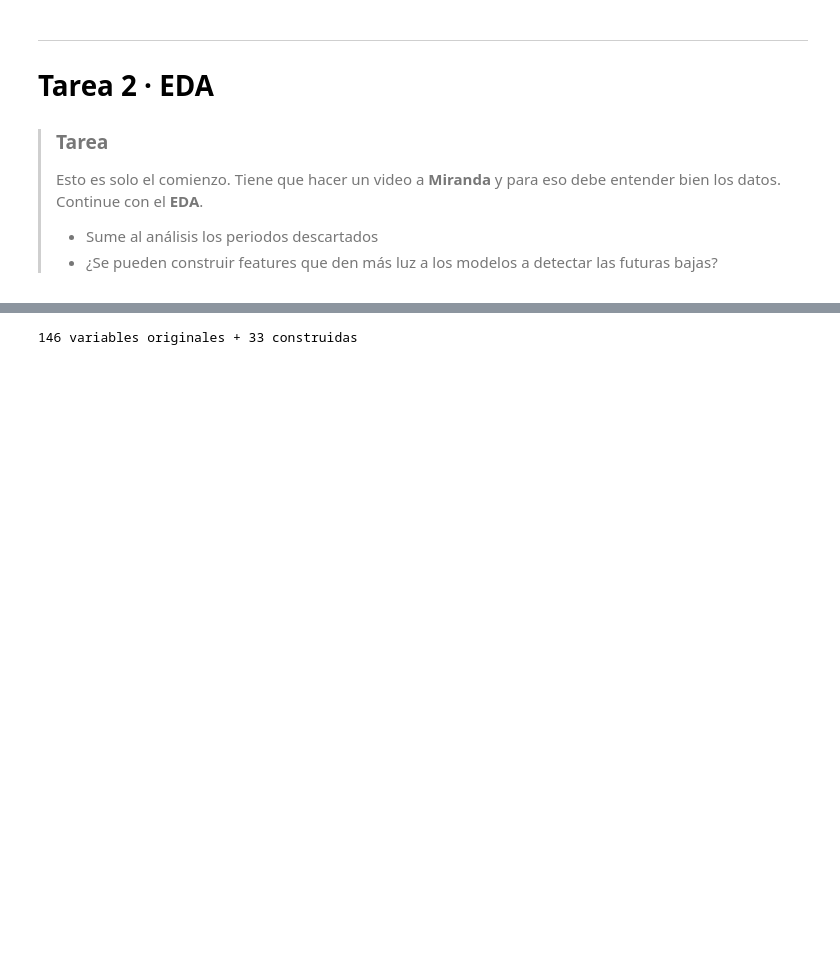
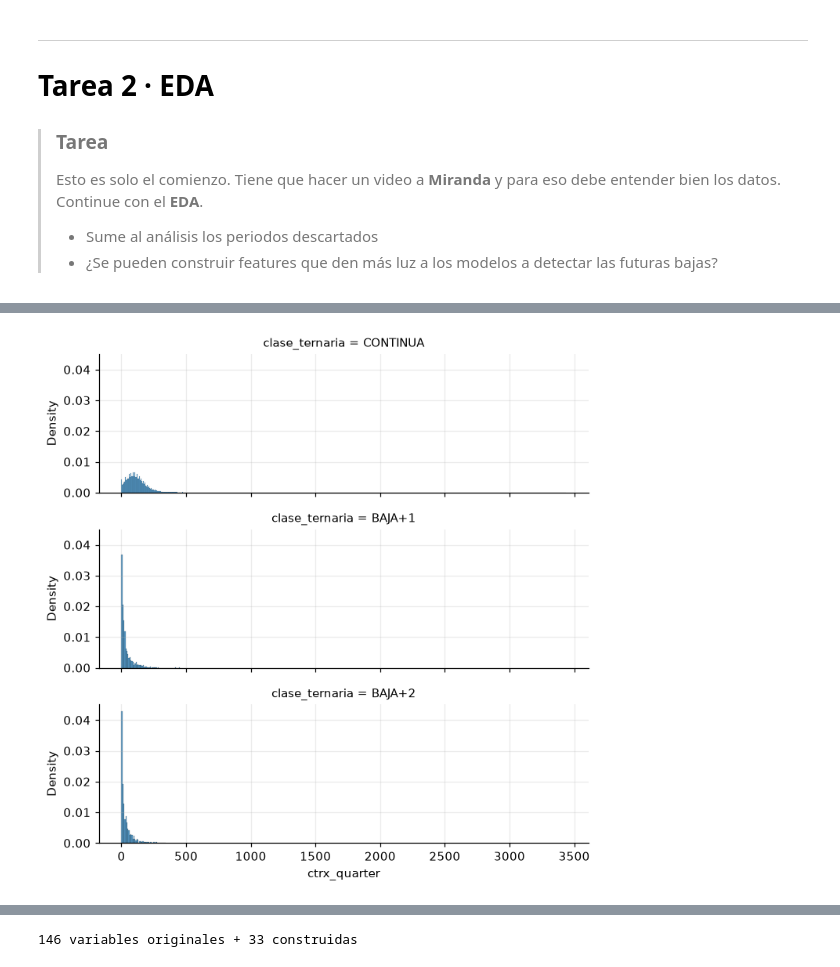
Before and after one commit to ClariRZ/dmeyf2026, a Jupyter notebook: mis_tareas/z201_arboles/z201_resolucion.ipynb, the cells around one changed output, grey strips where cells are left out. Cells and saved outputs as stored; diff of their text form; code cells hidden in the pictures; blank space fills up the shorter version.

```diff
--- a/mis_tareas/z201_arboles/z201_resolucion.ipynb
+++ b/mis_tareas/z201_arboles/z201_resolucion.ipynb
@@ -719,0 +639,6 @@ mismo hecho. Un solo flag las resume.
+# %%
+g = sns.FacetGrid(data, row="clase_ternaria", height=2.2, aspect=3)
+g.map(sns.histplot, "ctrx_quarter", stat='density')
+plt.show()
+# %% [output]
+[figure, added]
```
Also changed, not shown: parts of 41 cells of this notebook.
